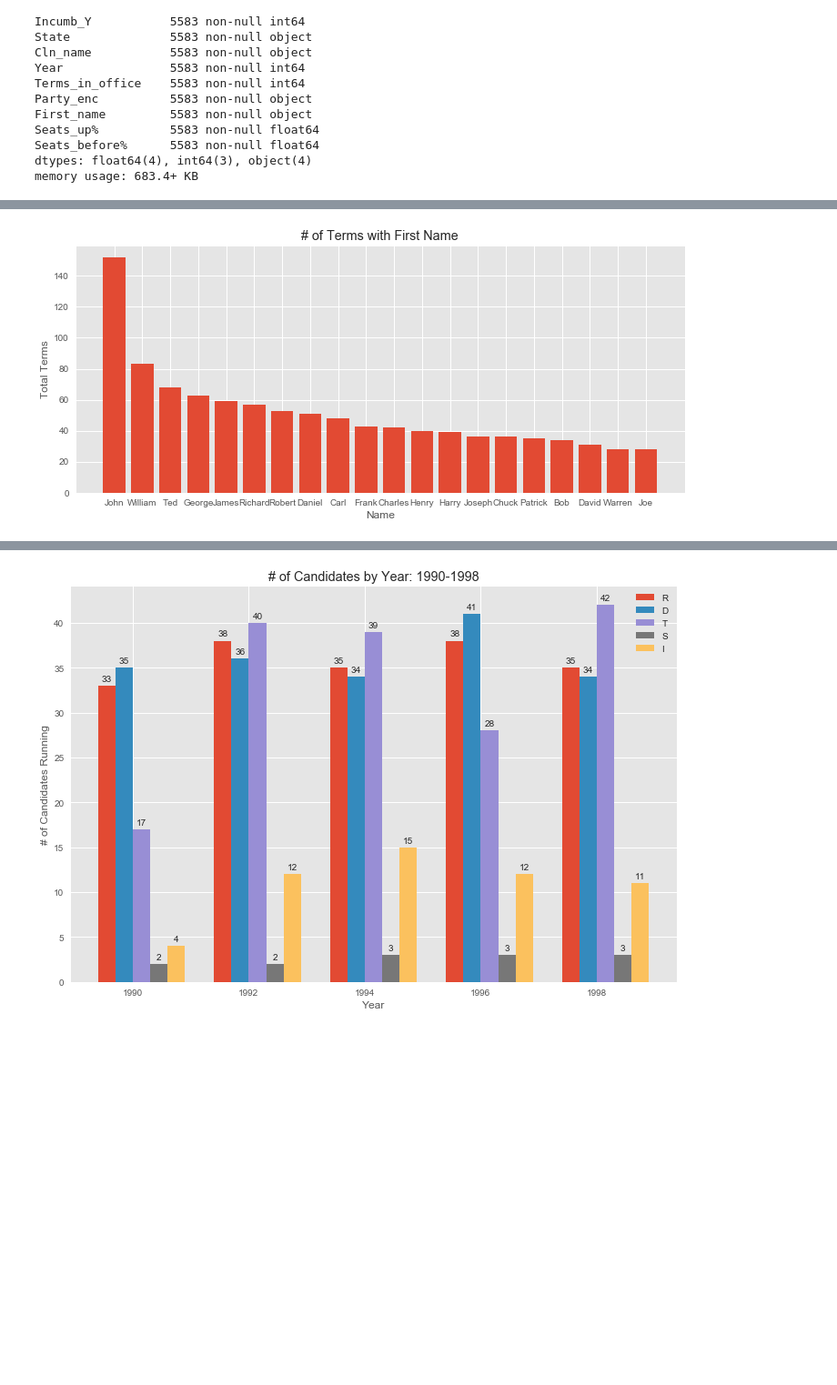
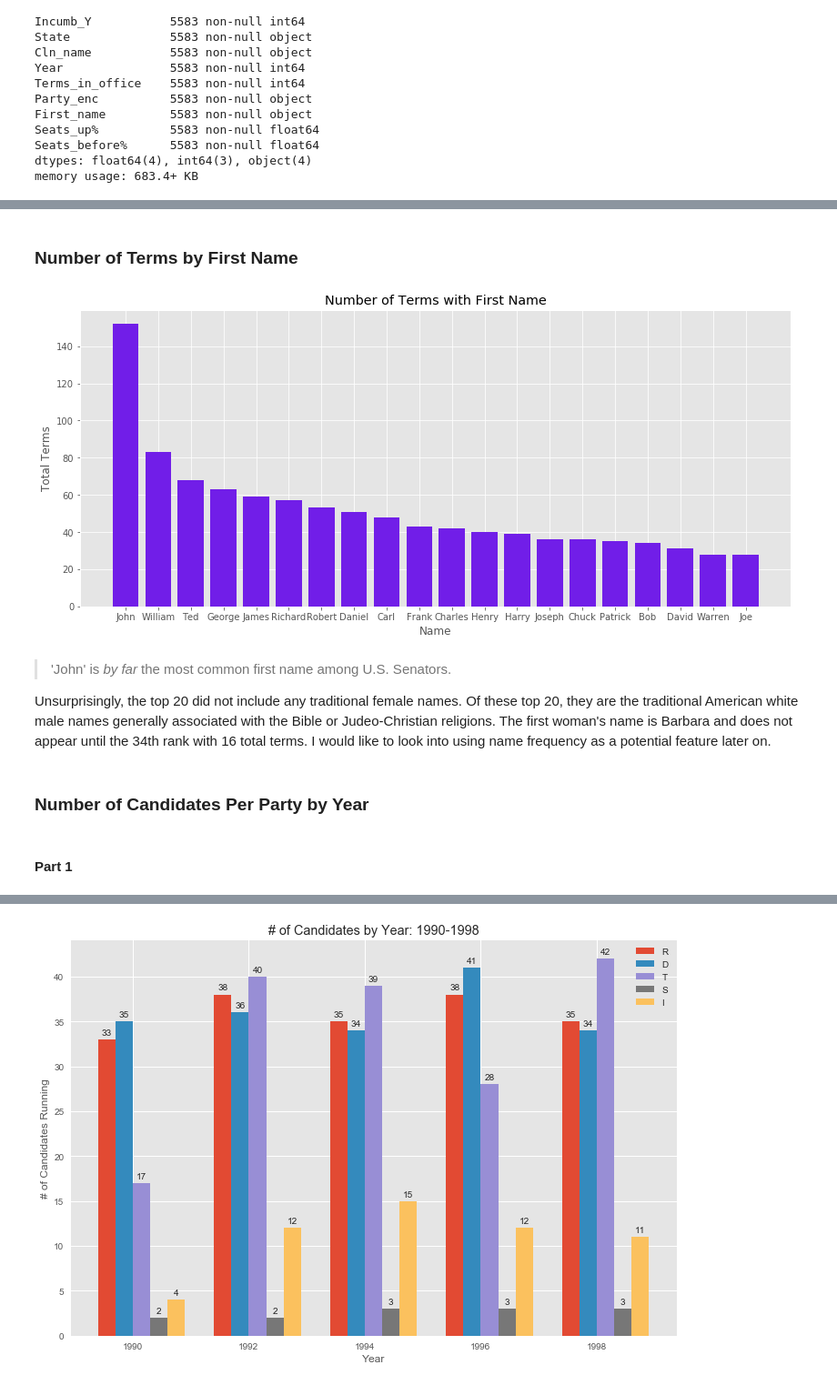
Before and after one commit to dfuller22/US_Senate_Election_Predictor, a Jupyter notebook: EDA_and_Modeling.ipynb, the cells around one changed output, grey strips where cells are left out. Shown at 91% size. Drawn from its saved outputs; the diff is of its cells as text; code cells hidden in the pictures; blank space fills up the shorter version.

```diff
--- a/EDA_and_Modeling.ipynb
+++ b/EDA_and_Modeling.ipynb
@@ -106,13 +153,24 @@ ax.set(title='Avg. Term Length by State', xlabel='State', ylabel='Term Length (a
+# %% [markdown]
+### Number of Terms by First Name
 # %%
-## First woman's name is barbara 16 occurences, 34th rank
+## Setting figsize
+fig, ax = plt.subplots(figsize=(14,6))
 
-fig, ax = plt.subplots(figsize=(12,5))
-
+## Groupby first name + summing of terms
 terms_by_firstname = df_eda.groupby('First_name')['Terms_in_office'].sum()
 firstname_top20 = terms_by_firstname[terms_by_firstname > 0].sort_values(ascending=False).head(20)
 
-ax.bar(firstname_top20.index, firstname_top20)
-ax.set(title='# of Terms with First Name', xlabel='Name', ylabel='Total Terms');
+## Plotting + formatting
+ax.bar(firstname_top20.index, firstname_top20, color='#711EE8')
+ax.set(title='Number of Terms with First Name', xlabel='Name', ylabel='Total Terms');
 # %% [output]
-[figure, old version]
+[figure, new version]
+# %% [markdown]
+> 'John' is *by far* the most common first name among U.S. Senators.
+
+Unsurprisingly, the top 20 did not include any traditional female names. Of these top 20, they are the traditional American white male names generally associated with the Bible or Judeo-Christian religions. The first woman's name is Barbara and does not appear until the 34th rank with 16 total terms. I would like to look into using name frequency as a potential feature later on.
+# %% [markdown]
+### Number of Candidates Per Party by Year
+# %% [markdown]
+#### Part 1
 # %%
```
Also changed, not shown: parts of 61 cells of this notebook.
